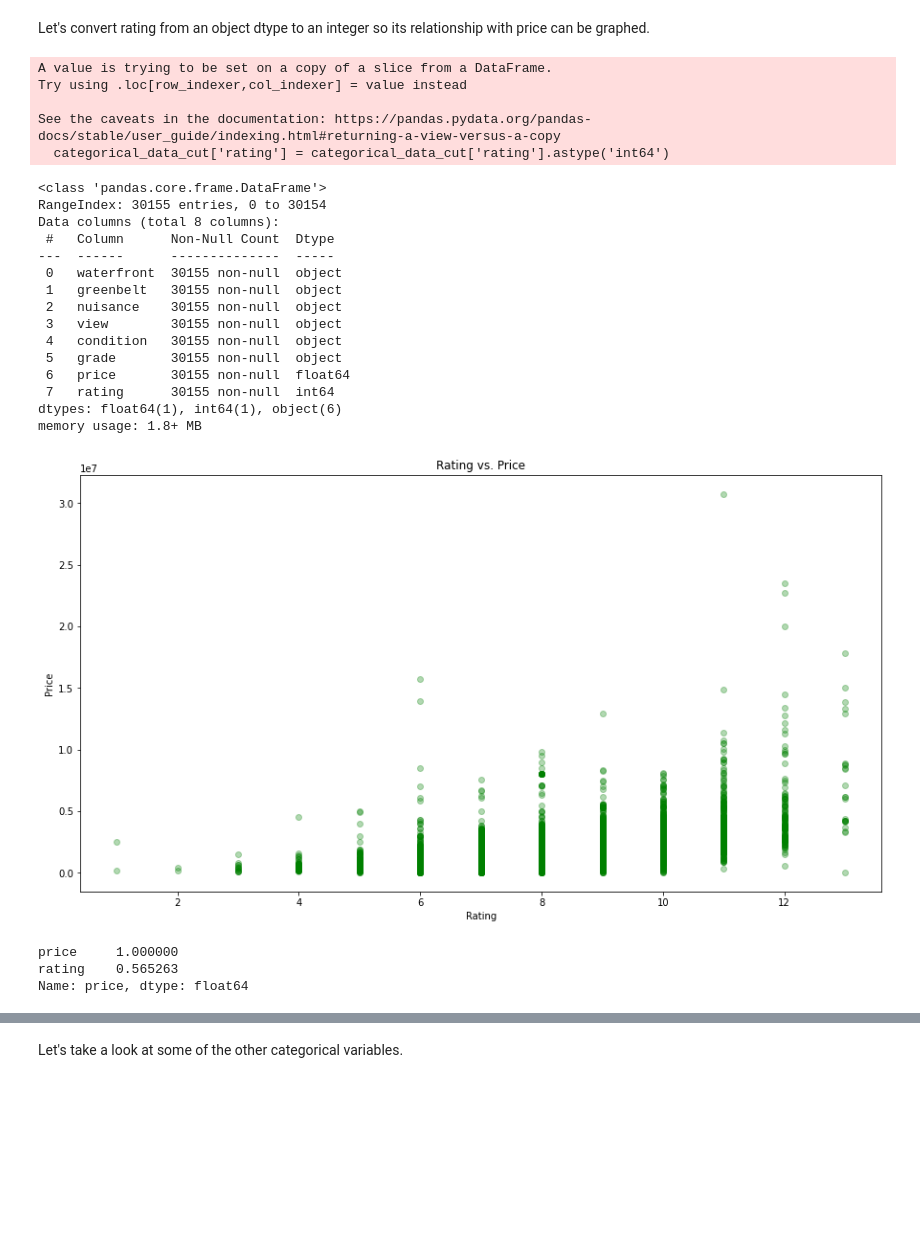
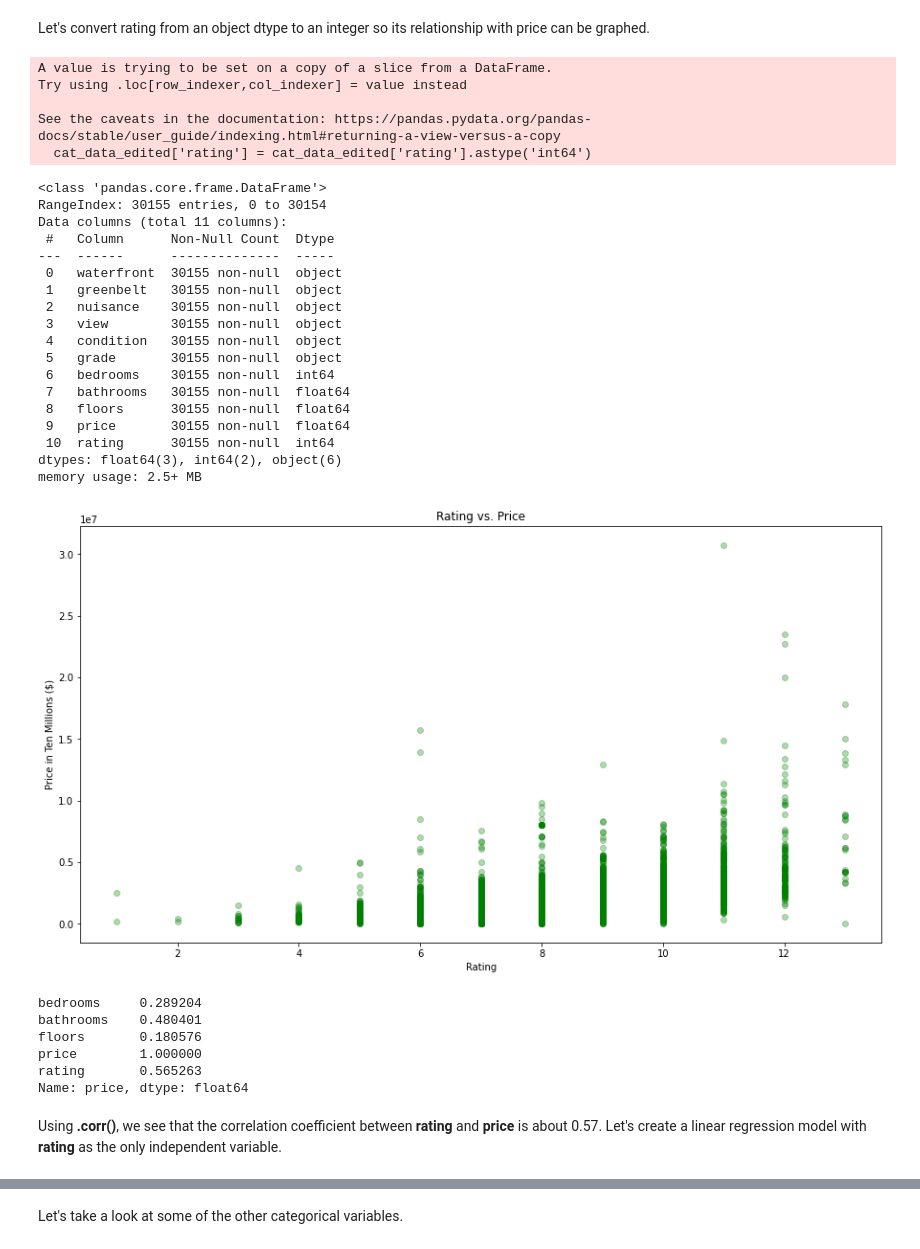
Before and after one commit to jbenedito99/dsc-phase-2-project-v2-5, a Jupyter notebook: student.ipynb, the cells around one changed output, grey strips where cells are left out. Cells and saved outputs as stored; diff of their text form; code cells hidden in the pictures; blank space fills up the shorter version.

```diff
--- a/student.ipynb
+++ b/student.ipynb
@@ -183,6 +183,7 @@ Using the .info() method, we can confirm that the copied dataframe contains only
 # %%
 # create another copy of categorical dataframe, excluding unnecessary columns
-categorical_data_cut = house_data[['waterfront', 'greenbelt', 'nuisance', 'view', 'condition', 'grade', 'price']]
+cat_data_edited = house_data[['waterfront', 'greenbelt', 'nuisance', 'view', 'condition', 'grade', 'bedrooms',
+                              'bathrooms', 'floors', 'price']]
 # use .head() to visualize first five rows
-categorical_data_cut.head()
+cat_data_edited.head()
 # %% [output]
@@ -197,7 +198,7 @@ With the six columns that are left in the categorical dataframe, some edits most
 # %%
 # creating a new column with just the number from grade
-categorical_data_cut['rating'] = categorical_data_cut['grade'].str.split().apply(lambda x: x[0])
-categorical_data_cut
+cat_data_edited['rating'] = cat_data_edited['grade'].str.split().apply(lambda x: x[0])
+cat_data_edited
 # %% [output]
 A value is trying to be set on a copy of a slice from a DataFrame.
 Try using .loc[row_indexer,col_indexer] = value instead
@@ -256,20 +260,20 @@ memory usage: 1.8+ MB
 Let's convert rating from an object dtype to an integer so its relationship with price can be graphed.
 # %%
 # convert rating to int dtype
-categorical_data_cut['rating'] = categorical_data_cut['rating'].astype('int64')
+cat_data_edited['rating'] = cat_data_edited['rating'].astype('int64')
 # %% [output]
 A value is trying to be set on a copy of a slice from a DataFrame.
 Try using .loc[row_indexer,col_indexer] = value instead
 
 See the caveats in the documentation: https://pandas.pydata.org/pandas-docs/stable/user_guide/indexing.html#returning-a-view-versus-a-copy
-  categorical_data_cut['rating'] = categorical_data_cut['rating'].astype('int64')
+  cat_data_edited['rating'] = cat_data_edited['rating'].astype('int64')
 # %%
 # checking if dtype of rating was converted successfully
-categorical_data_cut.info()
+cat_data_edited.info()
 # %% [output]
 <class 'pandas.core.frame.DataFrame'>
 RangeIndex: 30155 entries, 0 to 30154
-Data columns (total 8 columns):
+Data columns (total 11 columns):
  #   Column      Non-Null Count  Dtype
 ---  ------      --------------  -----
  0   waterfront  30155 non-null  object
@@ -278,25 +282,33 @@ Data columns (total 8 columns):
  3   view        30155 non-null  object
  4   condition   30155 non-null  object
  5   grade       30155 non-null  object
- 6   price       30155 non-null  float64
- 7   rating      30155 non-null  int64
-dtypes: float64(1), int64(1), object(6)
-memory usage: 1.8+ MB
+ 6   bedrooms    30155 non-null  int64
+ 7   bathrooms   30155 non-null  float64
+ 8   floors      30155 non-null  float64
+ 9   price       30155 non-null  float64
+ 10  rating      30155 non-null  int64
+dtypes: float64(3), int64(2), object(6)
+memory usage: 2.5+ MB
 # %%
 # creating scatterplot to visualize relationship between rating and price
 fig, ax = plt.subplots(figsize=(15,8))
 
-ax.scatter(categorical_data_cut['rating'], categorical_data_cut['price'], alpha=0.3, color="green")
+ax.scatter(cat_data_edited['rating'], cat_data_edited['price'], alpha=0.3, color="green")
 ax.set_title("Rating vs. Price")
 ax.set_xlabel("Rating")
-ax.set_ylabel("Price");
+ax.set_ylabel("Price in Ten Millions ($)");
 # %% [output]
-[figure, old version]
+[figure, new version]
 # %%
 # checking correlation between rating and price
-categorical_data_cut.corr()['price']
+cat_data_edited.corr()['price']
 # %% [output]
-price     1.000000
-rating    0.565263
+bedrooms     0.289204
+bathrooms    0.480401
+floors       0.180576
+price        1.000000
+rating       0.565263
 Name: price, dtype: float64
+# %% [markdown]
+Using <b>.corr()</b>, we see that the correlation coefficient between <b>rating</b> and <b>price</b> is about 0.57. Let's create a linear regression model with <b>rating</b> as the only independent variable.
 # %%
```
Also changed, not shown: parts of 54 cells of this notebook.
